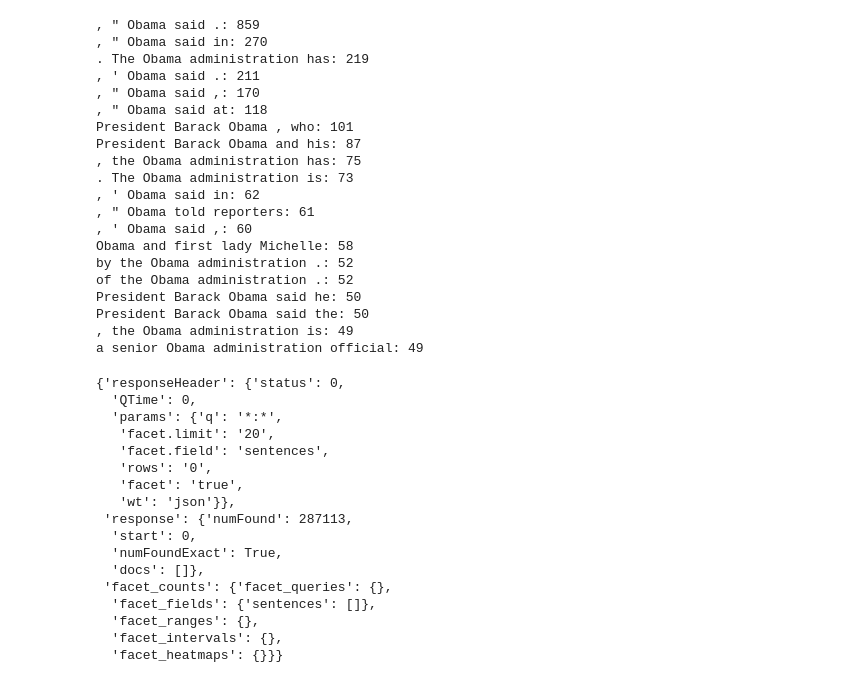
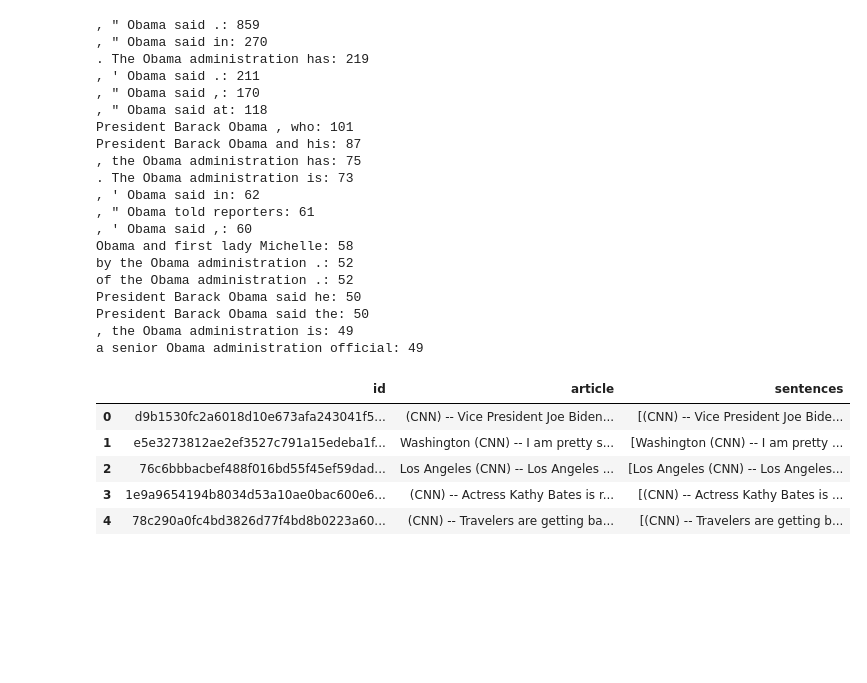
Before and after one commit to richland-works/tgs-project, a Jupyter notebook: notebooks/document_eda.ipynb, the cells around one changed output. Cells and saved outputs as stored; diff of their text form; code cells hidden in the pictures; blank space fills up the shorter version.

```diff
--- a/notebooks/document_eda.ipynb
+++ b/notebooks/document_eda.ipynb
@@ -155,21 +155,35 @@ President Barack Obama said the: 50
 , the Obama administration is: 49
 a senior Obama administration official: 49
 # %%
+import requests
+import pandas as pd
+
+# Config
+SOLR_URL = "http://localhost:8983/solr"
+COLLECTION = "articles"
+FIELDS = ["id", "article","sentences"]  # adjust fields as needed
+ROWS = 1000  # how many to pull at once
+
+# Query
+params = {
+    "q": "*:*",
+    "fl": ",".join(FIELDS),
+    "rows": ROWS,
+    "wt": "json"
+}
+
+# Request
+resp = requests.get(f"{SOLR_URL}/{COLLECTION}/select", params=params)
+resp.raise_for_status()
+docs = resp.json()["response"]["docs"]
+
+# Convert to DataFrame
+df = pd.DataFrame(docs).explode("article", ignore_index=True)
+df.head()
 # %% [output]
-{'responseHeader': {'status': 0,
-  'QTime': 0,
-  'params': {'q': '*:*',
-   'facet.limit': '20',
-   'facet.field': 'sentences',
-   'rows': '0',
-   'facet': 'true',
-   'wt': 'json'}},
- 'response': {'numFound': 287113,
-  'start': 0,
-  'numFoundExact': True,
-  'docs': []},
- 'facet_counts': {'facet_queries': {},
-  'facet_fields': {'sentences': []},
-  'facet_ranges': {},
-  'facet_intervals': {},
-  'facet_heatmaps': {}}}
+|  | id | article | sentences |
+| 0 | d9b1530fc2a6018d10e673afa243041f5... | (CNN) -- Vice President Joe Biden... | [(CNN) -- Vice President Joe Bide... |
+| 1 | e5e3273812ae2ef3527c791a15edeba1f... | Washington (CNN) -- I am pretty s... | [Washington (CNN) -- I am pretty ... |
+| 2 | 76c6bbbacbef488f016bd55f45ef59dad... | Los Angeles (CNN) -- Los Angeles ... | [Los Angeles (CNN) -- Los Angeles... |
+| 3 | 1e9a9654194b8034d53a10ae0bac600e6... | (CNN) -- Actress Kathy Bates is r... | [(CNN) -- Actress Kathy Bates is ... |
+| 4 | 78c290a0fc4bd3826d77f4bd8b0223a60... | (CNN) -- Travelers are getting ba... | [(CNN) -- Travelers are getting b... |
```
Also changed, not shown: 2 other files.
